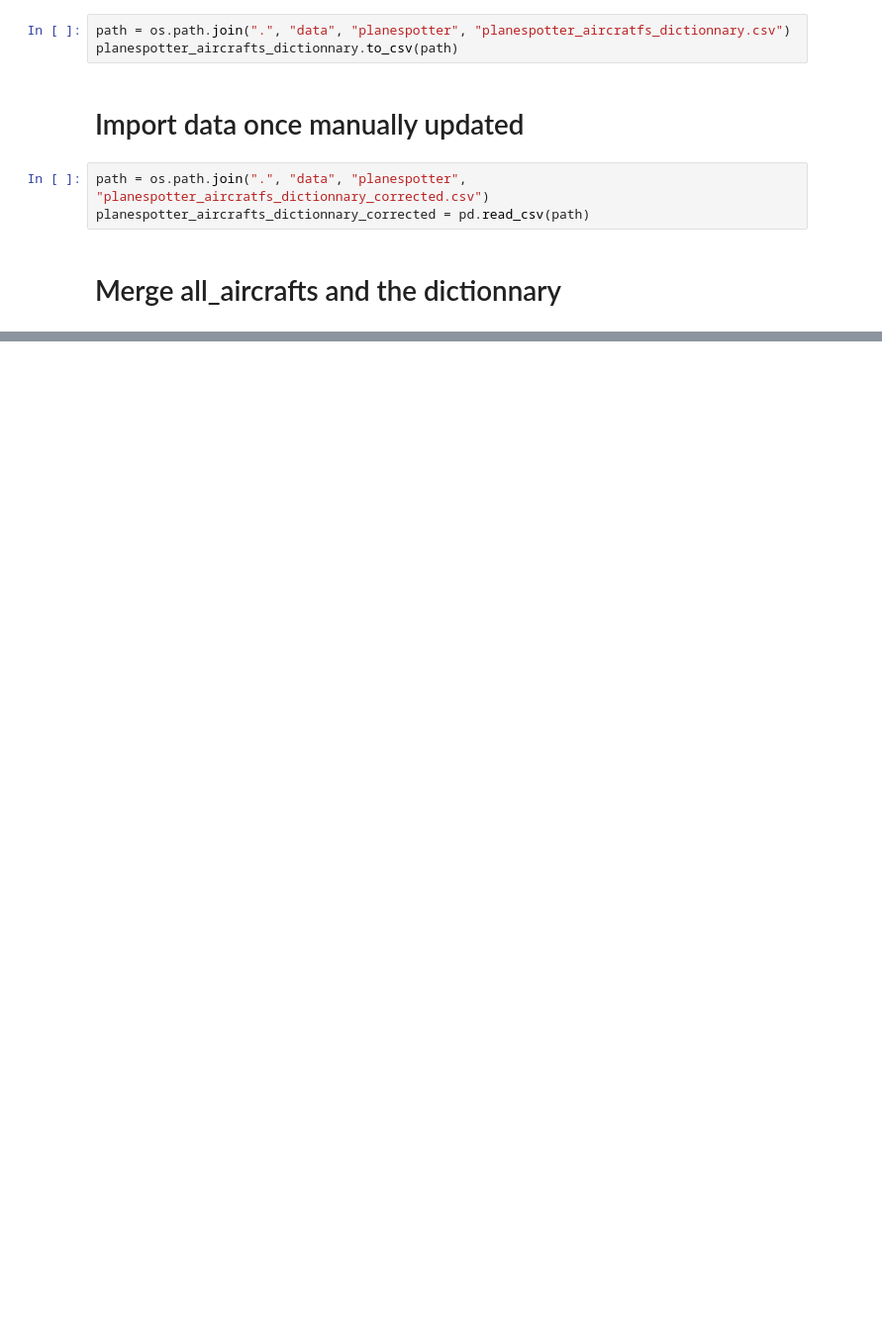
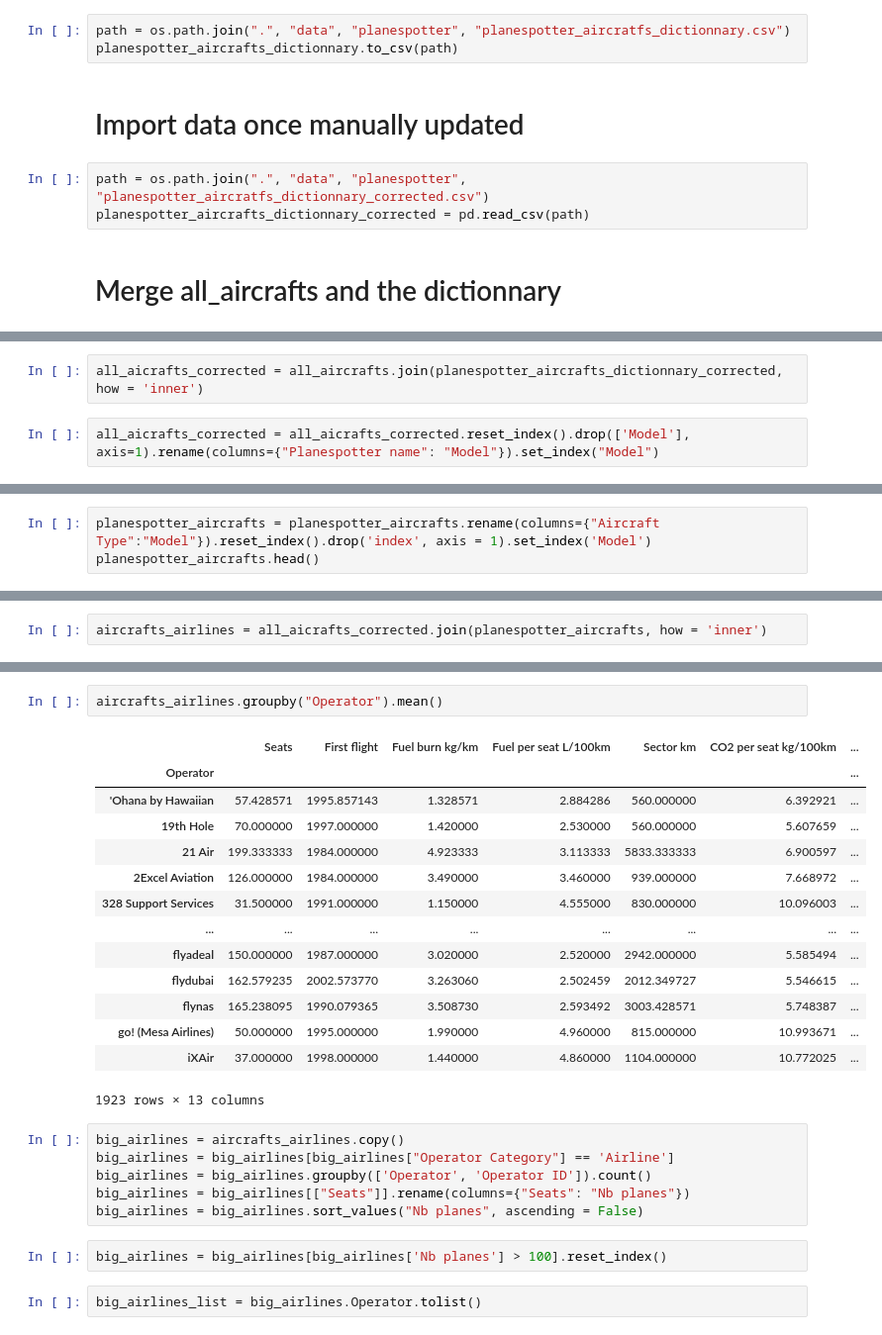
Before and after one commit to Jmion/aviation-co2-impact, a Jupyter notebook: planespotter.ipynb, the cells around one changed output, grey strips where cells are left out. Shown at 99% size. Cells and saved outputs as stored; diff of their text form; blank space fills up the shorter version.

```diff
--- a/planespotter.ipynb
+++ b/planespotter.ipynb
@@ -66,0 +96,4 @@ planespotter_aircrafts_dictionnary_corrected
+# %%
+all_aicrafts_corrected = all_aircrafts.join(planespotter_aircrafts_dictionnary_corrected, how = 'inner')
+# %%
+all_aicrafts_corrected = all_aicrafts_corrected.reset_index().drop(['Model'], axis=1).rename(columns={"Planespotter name": "Model"}).set_index("Model")
@@ -66,0 +110,3 @@ planespotter_aircrafts_dictionnary_corrected
+# %%
+planespotter_aircrafts = planespotter_aircrafts.rename(columns={"Aircraft Type":"Model"}).reset_index().drop('index', axis = 1).set_index('Model')
+planespotter_aircrafts.head()
@@ -66,0 +122,2 @@ planespotter_aircrafts_dictionnary_corrected
+# %%
+aircrafts_airlines = all_aicrafts_corrected.join(planespotter_aircrafts, how = 'inner')
@@ -66,0 +138,27 @@ planespotter_aircrafts_dictionnary_corrected
+# %%
+aircrafts_airlines.groupby("Operator").mean()
+# %% [output]
+|  | Seats | First flight | Fuel burn kg/km | Fuel per seat L/100km | Sector km | CO2 per seat kg/100km | ... |
+| Operator |  |  |  |  |  |  | ... |
+| 'Ohana by Hawaiian | 57.428571 | 1995.857143 | 1.328571 | 2.884286 | 560.000000 | 6.392921 | ... |
+| 19th Hole | 70.000000 | 1997.000000 | 1.420000 | 2.530000 | 560.000000 | 5.607659 | ... |
+| 21 Air | 199.333333 | 1984.000000 | 4.923333 | 3.113333 | 5833.333333 | 6.900597 | ... |
+| 2Excel Aviation | 126.000000 | 1984.000000 | 3.490000 | 3.460000 | 939.000000 | 7.668972 | ... |
+| 328 Support Services | 31.500000 | 1991.000000 | 1.150000 | 4.555000 | 830.000000 | 10.096003 | ... |
+| ... | ... | ... | ... | ... | ... | ... | ... |
+| flyadeal | 150.000000 | 1987.000000 | 3.020000 | 2.520000 | 2942.000000 | 5.585494 | ... |
+| flydubai | 162.579235 | 2002.573770 | 3.263060 | 2.502459 | 2012.349727 | 5.546615 | ... |
+| flynas | 165.238095 | 1990.079365 | 3.508730 | 2.593492 | 3003.428571 | 5.748387 | ... |
+| go! (Mesa Airlines) | 50.000000 | 1995.000000 | 1.990000 | 4.960000 | 815.000000 | 10.993671 | ... |
+| iXAir | 37.000000 | 1998.000000 | 1.440000 | 4.860000 | 1104.000000 | 10.772025 | ... |
+1923 rows × 13 columns
+# %%
+big_airlines = aircrafts_airlines.copy()
+big_airlines = big_airlines[big_airlines["Operator Category"] == 'Airline']
+big_airlines = big_airlines.groupby(['Operator', 'Operator ID']).count()
+big_airlines = big_airlines[["Seats"]].rename(columns={"Seats": "Nb planes"})
+big_airlines = big_airlines.sort_values("Nb planes", ascending = False)
+# %%
+big_airlines = big_airlines[big_airlines['Nb planes'] > 100].reset_index()
+# %%
+big_airlines_list = big_airlines.Operator.tolist()
```
Also changed, not shown: parts of 15 cells of this notebook, 1 other file.
